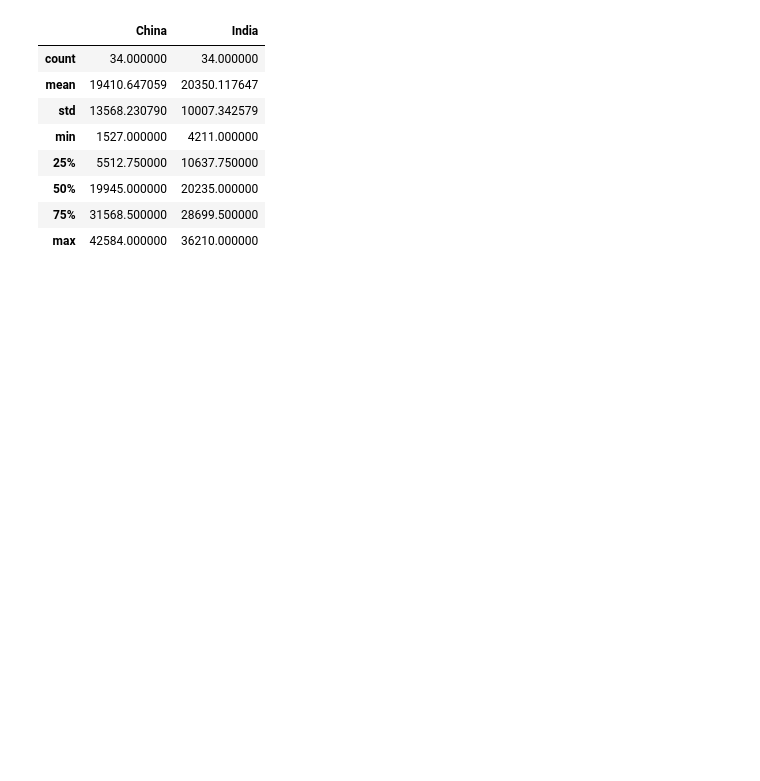
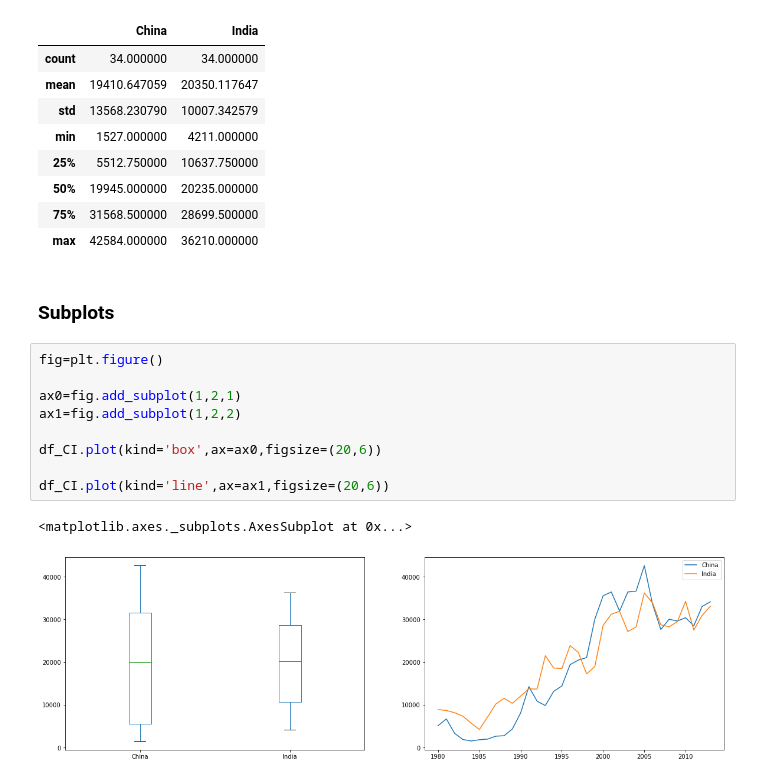
Before and after one commit to aitezazakhtar/Visualization-using-SpecializedTools, a Jupyter notebook: visualize-using-specialTools.ipynb, the cells around one changed output. Drawn from its saved outputs; the diff is of its cells as text; blank space fills up the shorter version.

Commit message:
subplots and top15 countries visualize

```diff
--- a/visualize-using-specialTools.ipynb
+++ b/visualize-using-specialTools.ipynb
@@ -187,3 +187,17 @@ df_CI.describe()
 | 50% | 19945.000000 | 20235.000000 |
 | 75% | 31568.500000 | 28699.500000 |
 | max | 42584.000000 | 36210.000000 |
+# %% [markdown]
+### Subplots
+# %%
+fig=plt.figure()
+
+ax0=fig.add_subplot(1,2,1)
+ax1=fig.add_subplot(1,2,2)
+
+df_CI.plot(kind='box',ax=ax0,figsize=(20,6))
+
+df_CI.plot(kind='line',ax=ax1,figsize=(20,6))
+# %% [output]
+<matplotlib.axes._subplots.AxesSubplot at 0x...>
+[figure, added]
```
Also changed, not shown: parts of 7 cells of this notebook.
